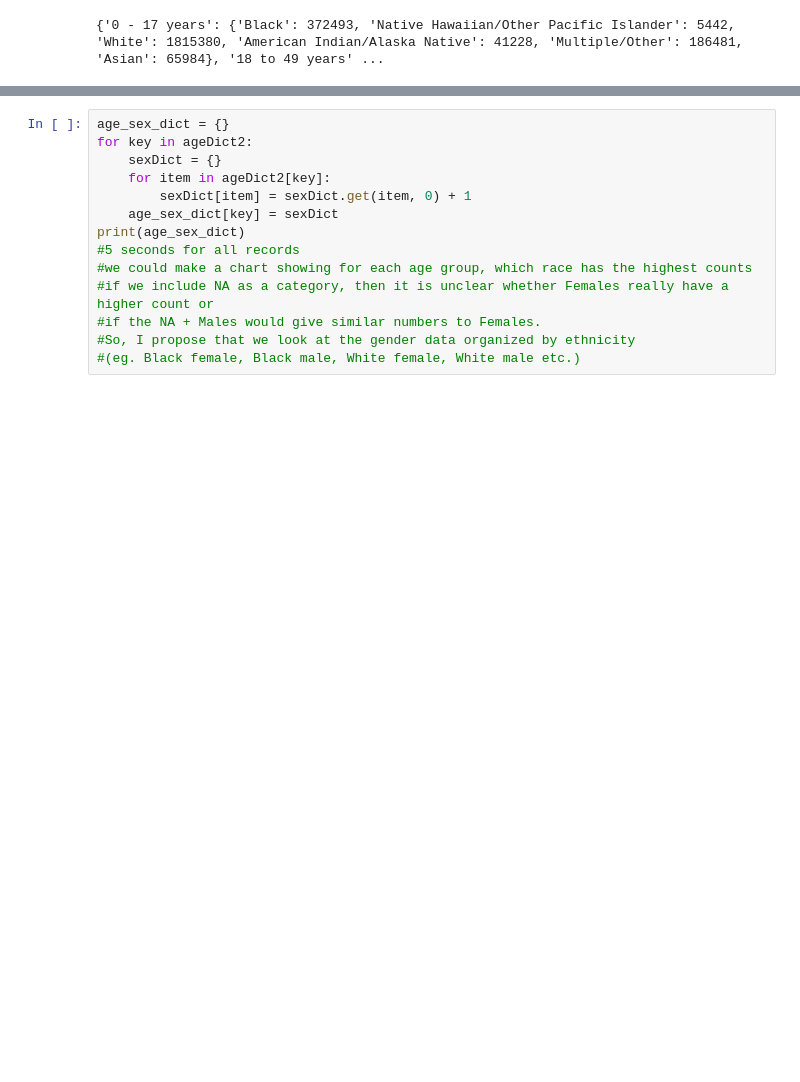
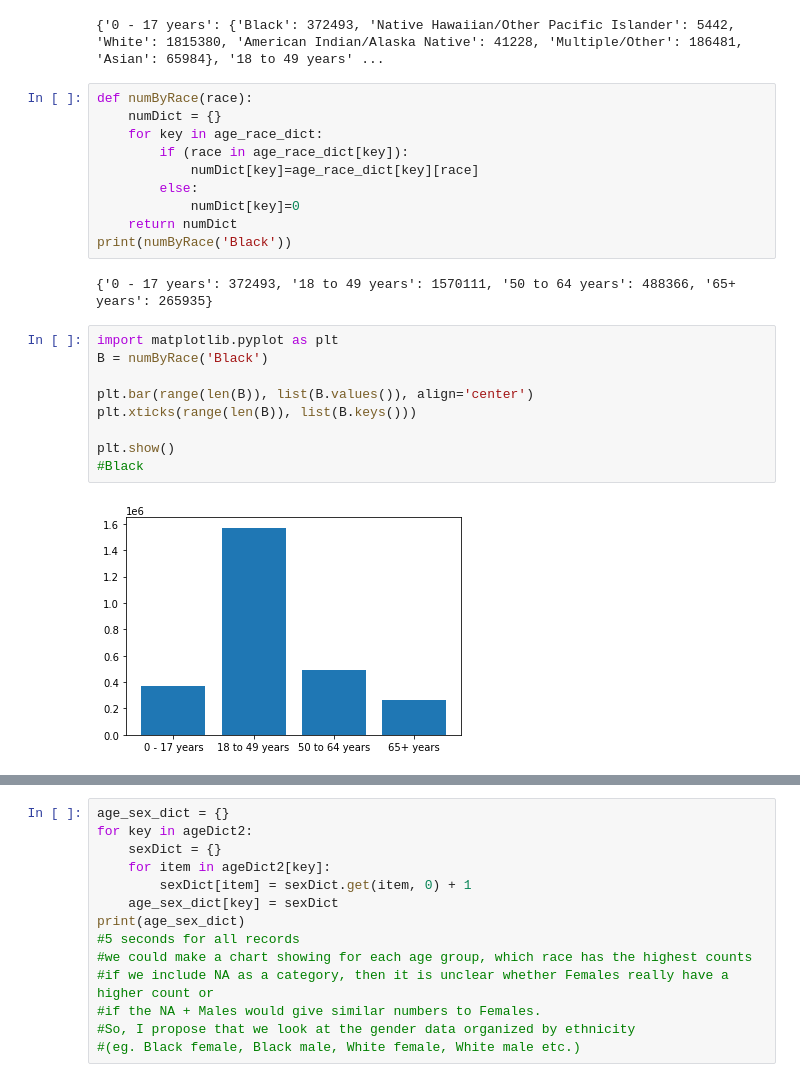
Before and after one commit to microtaryn/HotPodatas, a Jupyter notebook: CDC_COVID.ipynb, the cells around one changed output, grey strips where cells are left out. Saved outputs shown, nothing was run; the diff lists cells and outputs as text; blank space fills up the shorter version.

```diff
--- a/CDC_COVID.ipynb
+++ b/CDC_COVID.ipynb
@@ -44,3 +44,26 @@ print(age_race_dict)
 #we could make a chart showing for each age group, which race has the highest counts
 # %% [output]
 {'0 - 17 years': {'Black': 372493, 'Native Hawaiian/Other Pacific Islander': 5442, 'White': 1815380, 'American Indian/Alaska Native': 41228, 'Multiple/Other': 186481, 'Asian': 65984}, '18 to 49 years' ...
+# %%
+def numByRace(race):
+    numDict = {}
+    for key in age_race_dict:
+        if (race in age_race_dict[key]):
+            numDict[key]=age_race_dict[key][race]
+        else:
+            numDict[key]=0
+    return numDict
+print(numByRace('Black'))
+# %% [output]
+{'0 - 17 years': 372493, '18 to 49 years': 1570111, '50 to 64 years': 488366, '65+ years': 265935}
+# %%
+import matplotlib.pyplot as plt
+B = numByRace('Black')
+
+plt.bar(range(len(B)), list(B.values()), align='center')
+plt.xticks(range(len(B)), list(B.keys()))
+
+plt.show()
+#Black
+# %% [output]
+[figure, added]
```
Also changed, not shown: parts of 11 cells of this notebook.
